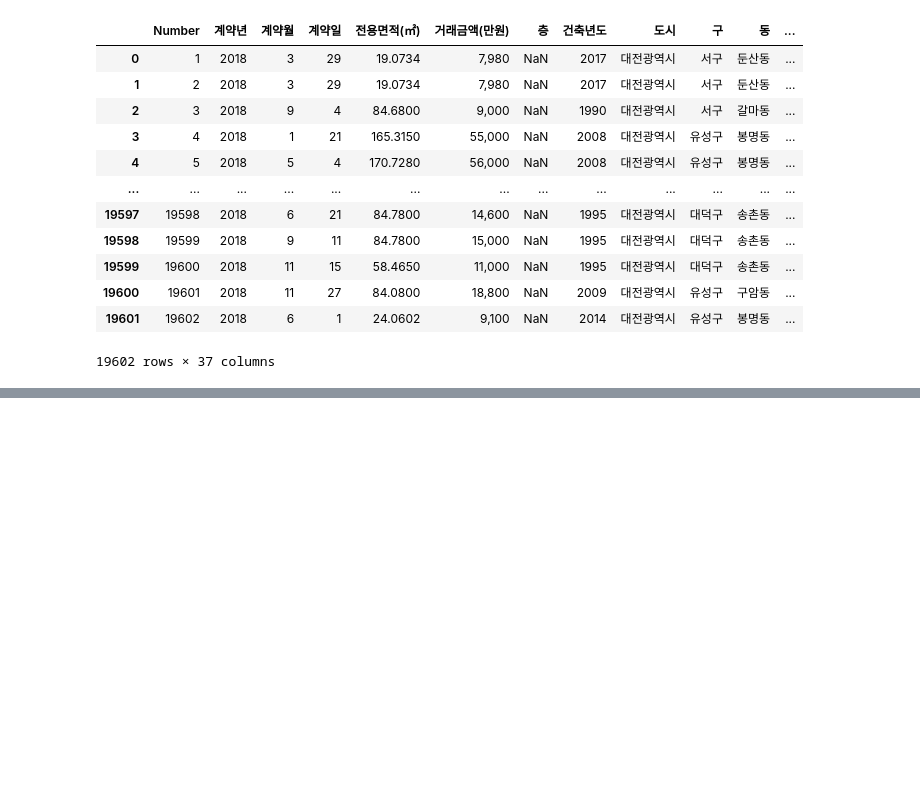
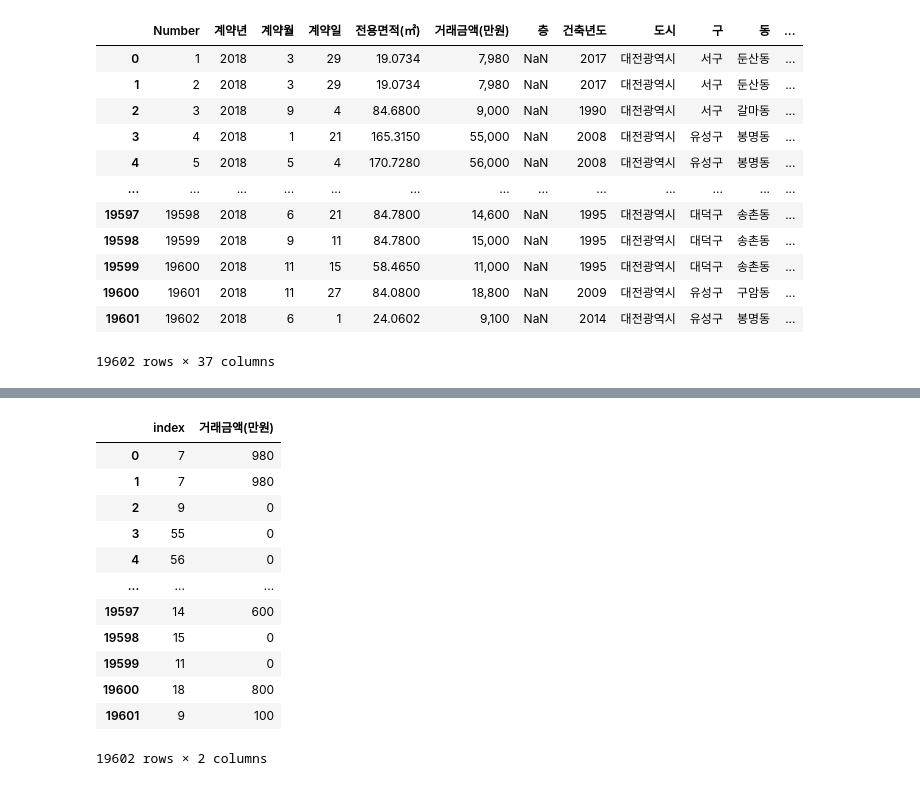
Before and after one commit to Ash-Stat/An-Si-Hyun, a Jupyter notebook: greenindex.ipynb, the cells around one changed output, grey strips where cells are left out. Saved outputs shown, nothing was run; the diff lists cells and outputs as text; code cells hidden in the pictures; blank space fills up the shorter version.

```diff
--- a/greenindex.ipynb
+++ b/greenindex.ipynb
@@ -135,0 +151,18 @@ Index(['거래금액(만원)'], dtype='object')
+# %%
+price=pd.read_csv('price.txt')
+price=price.reset_index()
+price
+# %% [output]
+|  | index | 거래금액(만원) |
+| 0 | 7 | 980 |
+| 1 | 7 | 980 |
+| 2 | 9 | 0 |
+| 3 | 55 | 0 |
+| 4 | 56 | 0 |
+| ... | ... | ... |
+| 19597 | 14 | 600 |
+| 19598 | 15 | 0 |
+| 19599 | 11 | 0 |
+| 19600 | 18 | 800 |
+| 19601 | 9 | 100 |
+19602 rows × 2 columns
```
Also changed, not shown: parts of 10 cells of this notebook.
